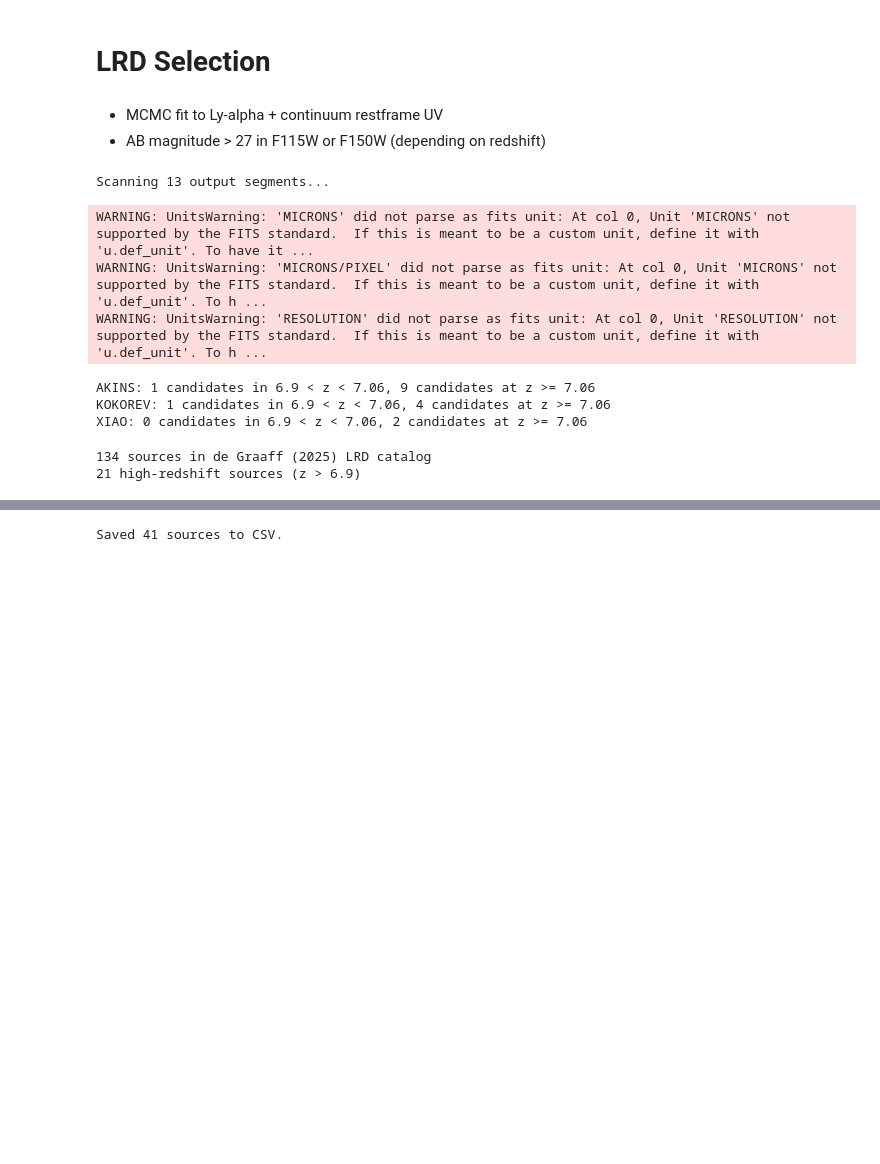
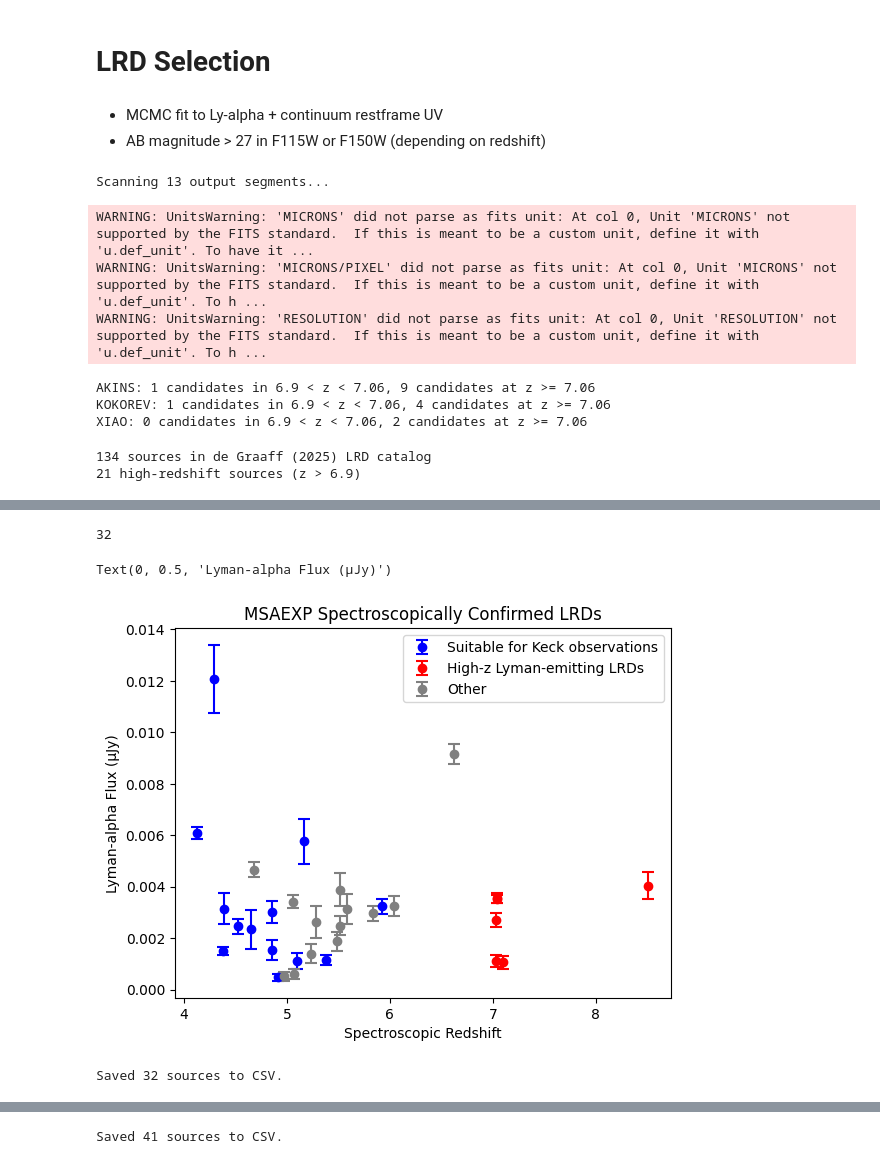
Before and after one commit to sfremy/my-eazy-jwst, a Jupyter notebook: scripts/lrdselect.ipynb, the cells around one changed output, grey strips where cells are left out. Drawn from its saved outputs; the diff is of its cells as text; code cells hidden in the pictures; blank space fills up the shorter version.

```diff
--- a/scripts/lrdselect.ipynb
+++ b/scripts/lrdselect.ipynb
@@ -755,0 +563,15 @@ Saved 14 sources to CSV.
+# %%
+output_table = output_table[output_table['srcid'] != 298768]
+# %%
+# --- Step 1: Load MSAEXP emission line catalog ---
+from grizli import utils
+from astropy.utils.data import download_file
+
+version = "v4.4" # Updated September 5, 2025.  Include all public spectra even without redshift / line fits
+
+CACHE_DOWNLOADS = True
+URL_PREFIX = "https://zenodo.org/records/15472354/files/"
+
+# --- Load MSAEXP emission line catalog ---
+table_url = f"{URL_PREFIX}/dja_msaexp_emission_lines_{version}.csv.gz"
+spectra = utils.read_catalog(download_file(table_url, cache=CACHE_DOWNLOADS), format='csv')
@@ -755,0 +831,57 @@ Saved 14 sources to CSV.
+# %%
+output_table.add_row({'pid': 5105, 'srcid': 25191, 'ra': 268.3795708, 'dec': 65.2023333, 'zspec': 5.167, 'lya_flux': lya_flux[0], 'lya_noise':lya_noise[0]})
+# %%
+len(output_table)
+# %% [output]
+32
+# %%
+keck_filter = (output_table['dec'] > 0) & (output_table['zspec'] < 6)
+highz_filter = output_table['zspec'] > 6.9
+
+plt.figure()
+plt.errorbar(output_table[keck_filter]['zspec'],
+             output_table[keck_filter]['lya_flux'],
+             output_table[keck_filter]['lya_noise'],
+            fmt='o',           # 'o' creates scatter markers; 'none' plots only bars
+            color='blue',      # Color of the scatter markers
+            ecolor='blue',     # Color of the error bars
+            elinewidth=1.5,    # Thickness of the error bar lines
+            capsize=4,         # Length of the caps at the ends of the bars
+            capthick=1.5,       # Thickness of the error bar caps
+            label = 'Suitable for Keck observations'
+)
+plt.errorbar(output_table[highz_filter]['zspec'],
+             output_table[highz_filter]['lya_flux'],
+             output_table[highz_filter]['lya_noise'],
+            fmt='o',           # 'o' creates scatter markers; 'none' plots only bars
+            color='red',      # Color of the scatter markers
+            ecolor='red',     # Color of the error bars
+            elinewidth=1.5,    # Thickness of the error bar lines
+            capsize=4,         # Length of the caps at the ends of the bars
+            capthick=1.5,       # Thickness of the error bar caps
+            label = 'High-z Lyman-emitting LRDs'
+)
+plt.errorbar(output_table[~(highz_filter | keck_filter)]['zspec'],
+             output_table[~(highz_filter | keck_filter)]['lya_flux'],
+             output_table[~(highz_filter | keck_filter)]['lya_noise'],
+            fmt='o',           # 'o' creates scatter markers; 'none' plots only bars
+            color='gray',      # Color of the scatter markers
+            ecolor='gray',     # Color of the error bars
+            elinewidth=1.5,    # Thickness of the error bar lines
+            capsize=4,         # Length of the caps at the ends of the bars
+            capthick=1.5,       # Thickness of the error bar caps
+            label = 'Other'
+)
+plt.legend()
+plt.title('MSAEXP Spectroscopically Confirmed LRDs')
+plt.xlabel('Spectroscopic Redshift')
+plt.ylabel('Lyman-alpha Flux (µJy)')
+# %% [output]
+Text(0, 0.5, 'Lyman-alpha Flux (µJy)')
+[figure, added]
+# %%
+# 4. Save to a CSV (easiest for sharing) or FITS file
+output_table.write('lya_emitters_coordinates.csv', format='csv', overwrite=True)
+print(f"Saved {len(output_table)} sources to CSV.")
+# %% [output]
+Saved 32 sources to CSV.
```
Also changed, not shown: parts of 33 cells of this notebook, 7 other files.
